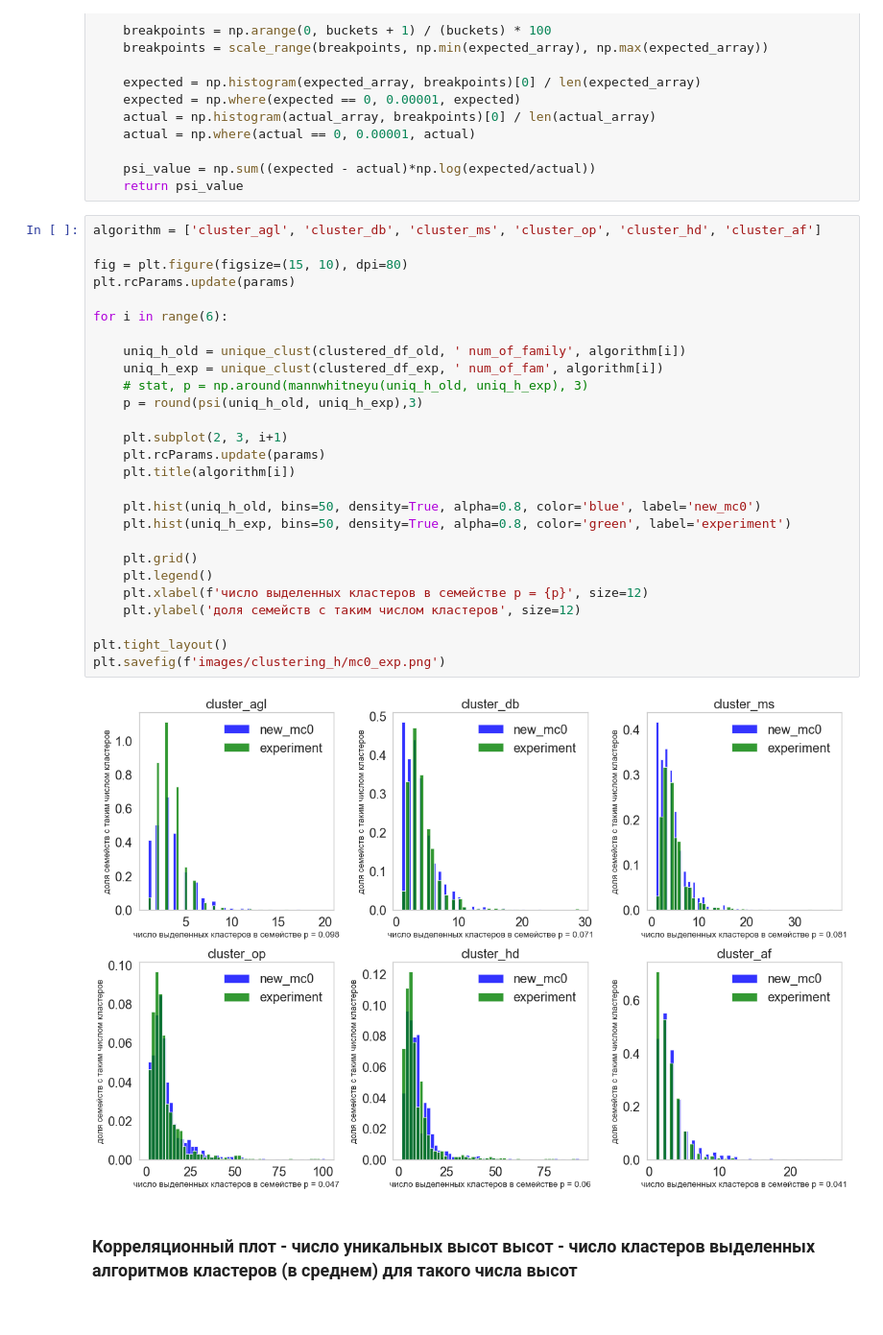
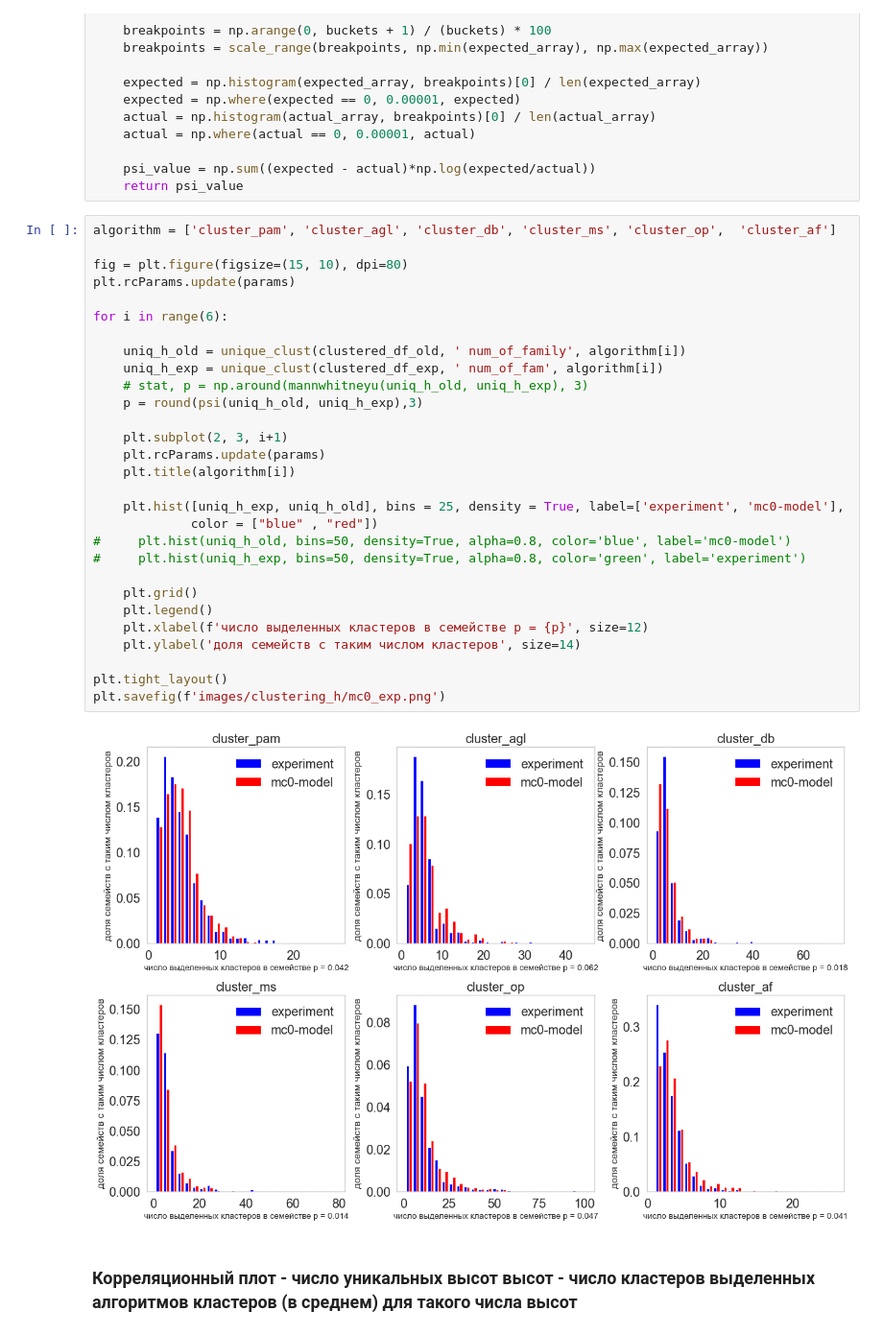
Before and after one commit to MaryIzo/coursework, a Jupyter notebook: 7_clustering_labels.ipynb, the cells around one changed output. Shown at 96% size. Saved outputs shown, nothing was run; the diff lists cells and outputs as text.

```diff
--- a/7_clustering_labels.ipynb
+++ b/7_clustering_labels.ipynb
@@ -347,34 +310,36 @@ def psi(expected_array, actual_array, buckets=10):
     psi_value = np.sum((expected - actual)*np.log(expected/actual))
     return psi_value
 # %%
-algorithm = ['cluster_agl', 'cluster_db', 'cluster_ms', 'cluster_op', 'cluster_hd', 'cluster_af']
+algorithm = ['cluster_pam', 'cluster_agl', 'cluster_db', 'cluster_ms', 'cluster_op',  'cluster_af']
 
 fig = plt.figure(figsize=(15, 10), dpi=80)
 plt.rcParams.update(params)
 
 for i in range(6):
 
     uniq_h_old = unique_clust(clustered_df_old, ' num_of_family', algorithm[i])
     uniq_h_exp = unique_clust(clustered_df_exp, ' num_of_fam', algorithm[i])
     # stat, p = np.around(mannwhitneyu(uniq_h_old, uniq_h_exp), 3)
     p = round(psi(uniq_h_old, uniq_h_exp),3)
 
     plt.subplot(2, 3, i+1)
     plt.rcParams.update(params)
     plt.title(algorithm[i])
 
-    plt.hist(uniq_h_old, bins=50, density=True, alpha=0.8, color='blue', label='new_mc0')
-    plt.hist(uniq_h_exp, bins=50, density=True, alpha=0.8, color='green', label='experiment')
+    plt.hist([uniq_h_exp, uniq_h_old], bins = 25, density = True, label=['experiment', 'mc0-model'],
+             color = ["blue" , "red"])
+#     plt.hist(uniq_h_old, bins=50, density=True, alpha=0.8, color='blue', label='mc0-model')
+#     plt.hist(uniq_h_exp, bins=50, density=True, alpha=0.8, color='green', label='experiment')
 
     plt.grid()
     plt.legend()
     plt.xlabel(f'число выделенных кластеров в семействе p = {p}', size=12)
-    plt.ylabel('доля семейств с таким числом кластеров', size=12)
+    plt.ylabel('доля семейств с таким числом кластеров', size=14)
 
 plt.tight_layout()
 plt.savefig(f'images/clustering_h/mc0_exp.png')
 # %% [output]
-[figure, old version]
+[figure, new version]
 # %% [markdown]
 ### Корреляционный плот - число уникальных высот высот - число кластеров выделенных алгоритмов кластеров (в среднем) для такого числа высот
 # %%
```
Also changed, not shown: parts of 29 cells of this notebook, 50 other files.
